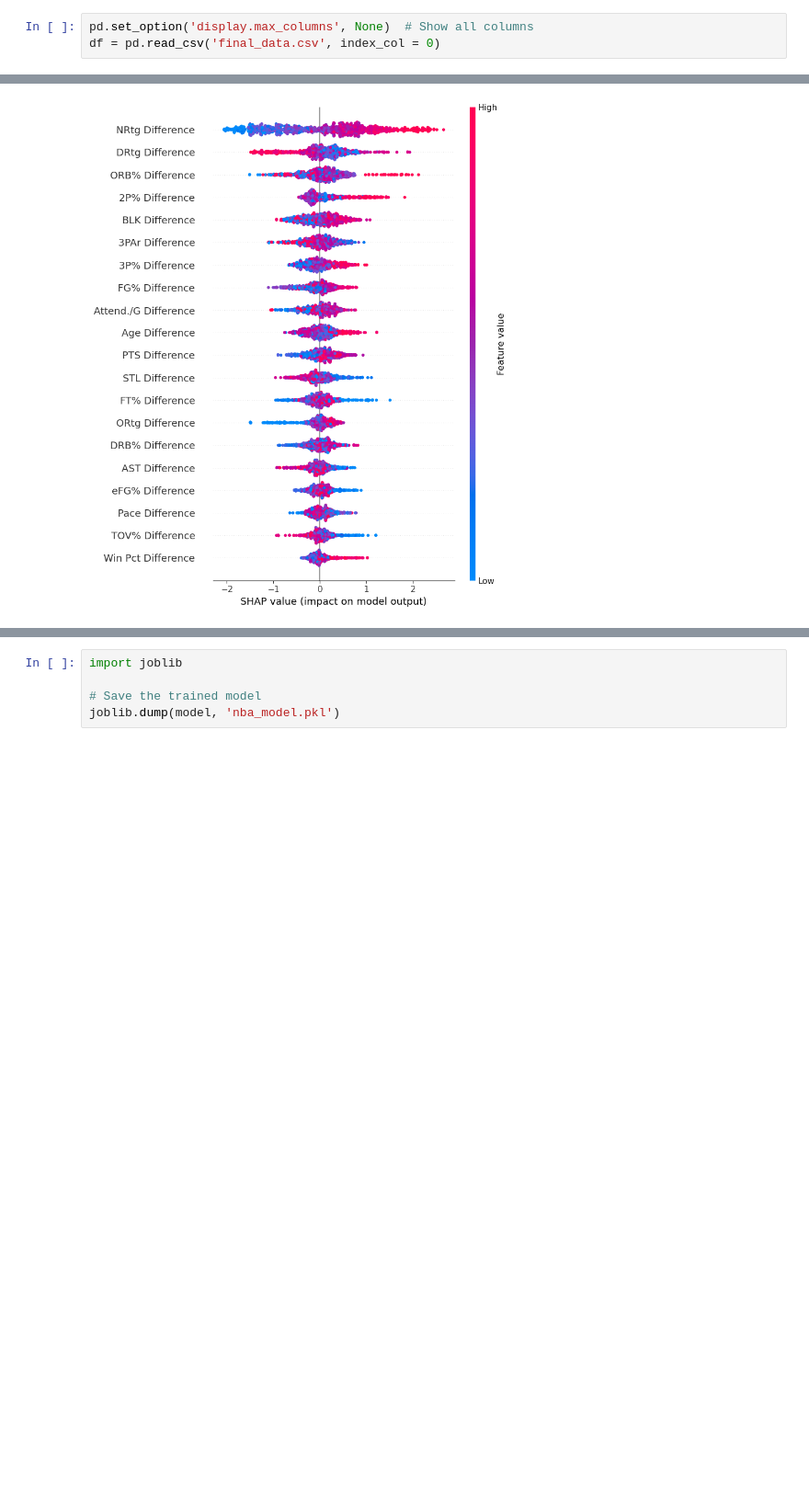
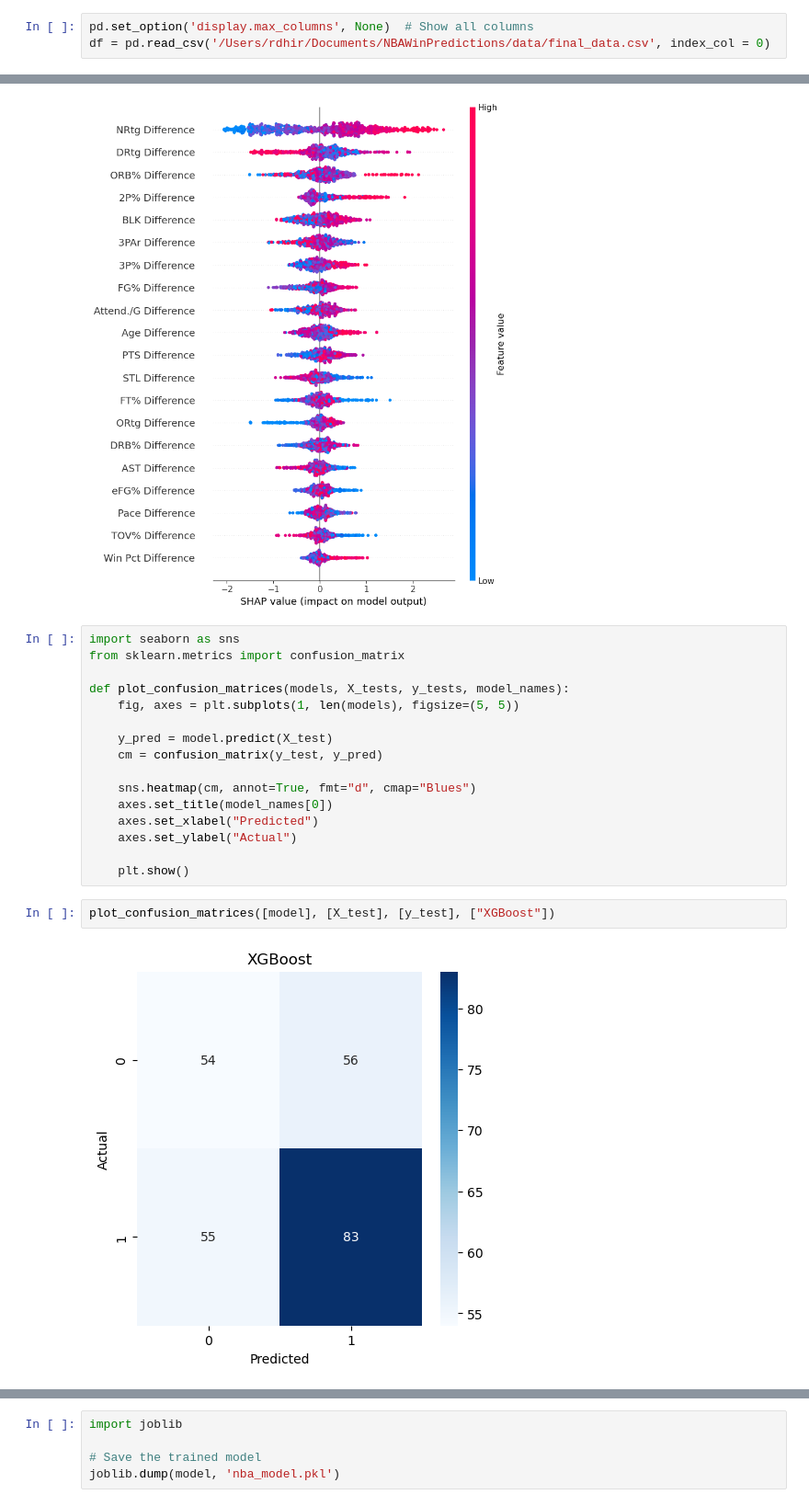
Before and after one commit to NehaRajganesh/NBAWinPredictions, a Jupyter notebook: Models/xgboost_win_pred.ipynb, the cells around one changed output, grey strips where cells are left out. Shown at 92% size. Saved outputs shown, nothing was run; the diff lists cells and outputs as text; blank space fills up the shorter version.

Commit message:
add visuals

```diff
--- a/Models/xgboost_win_pred.ipynb
+++ b/Models/xgboost_win_pred.ipynb
@@ -148,7 +148,7 @@ def shap_plots(model, X_train, plot_type='summary', feature=None, interaction_in
 #### XGBoost Execution
 # %%
 pd.set_option('display.max_columns', None)  # Show all columns
-df = pd.read_csv('final_data.csv', index_col = 0)
+df = pd.read_csv('/Users/rdhir/Documents/NBAWinPredictions/data/final_data.csv', index_col = 0)
 # %%
 #split data into features and target
 
@@ -208,3 +195,23 @@ Accuracy: 0.5524193548387096
 shap_plots(model, X_train, plot_type="summary")
 # %% [output]
 [figure]
+# %%
+import seaborn as sns
+from sklearn.metrics import confusion_matrix
+
+def plot_confusion_matrices(models, X_tests, y_tests, model_names):
+    fig, axes = plt.subplots(1, len(models), figsize=(5, 5))
+
+    y_pred = model.predict(X_test)
+    cm = confusion_matrix(y_test, y_pred)
+
+    sns.heatmap(cm, annot=True, fmt="d", cmap="Blues")
+    axes.set_title(model_names[0])
+    axes.set_xlabel("Predicted")
+    axes.set_ylabel("Actual")
+
+    plt.show()
+# %%
+plot_confusion_matrices([model], [X_test], [y_test], ["XGBoost"])
+# %% [output]
+[figure, added]
```
Also changed, not shown: parts of 3 cells of this notebook, 35 other files.
